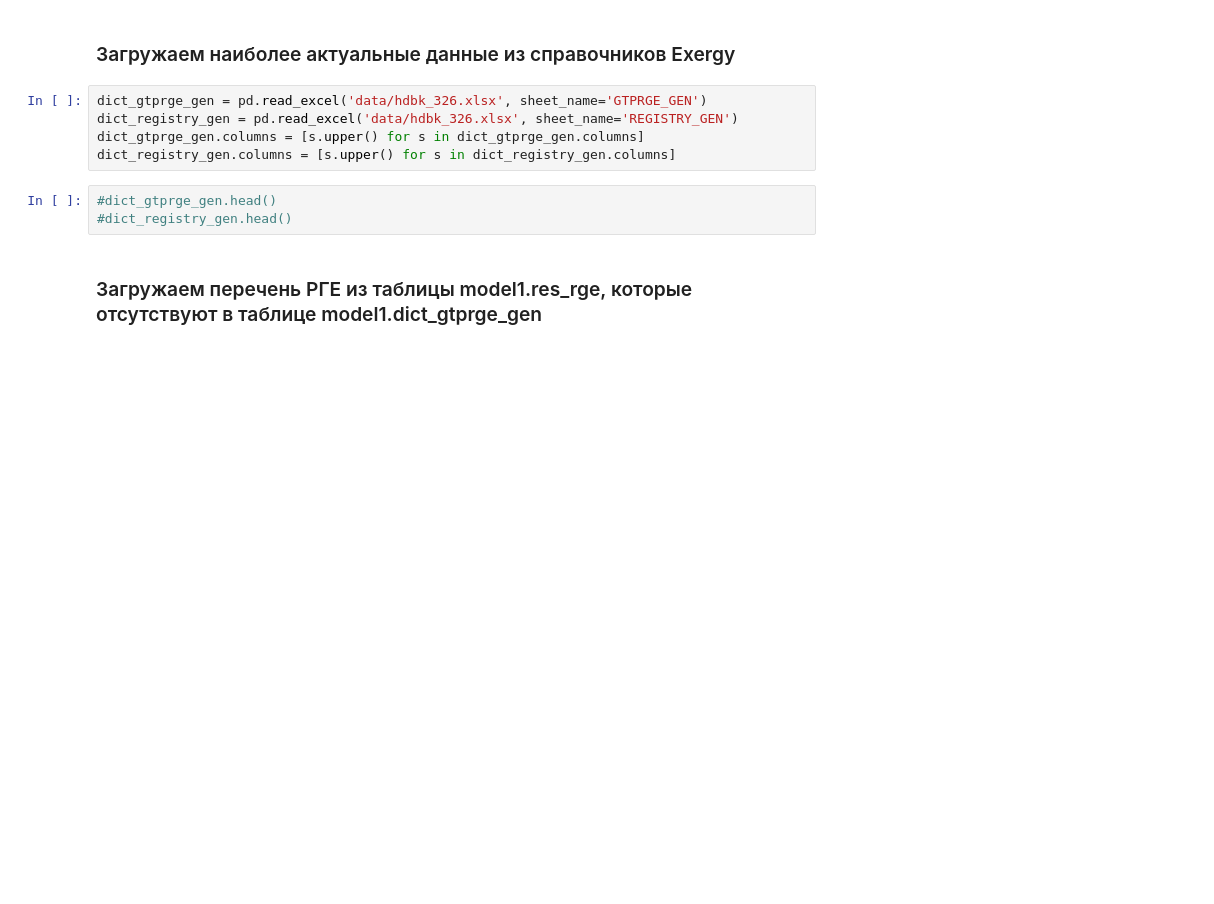
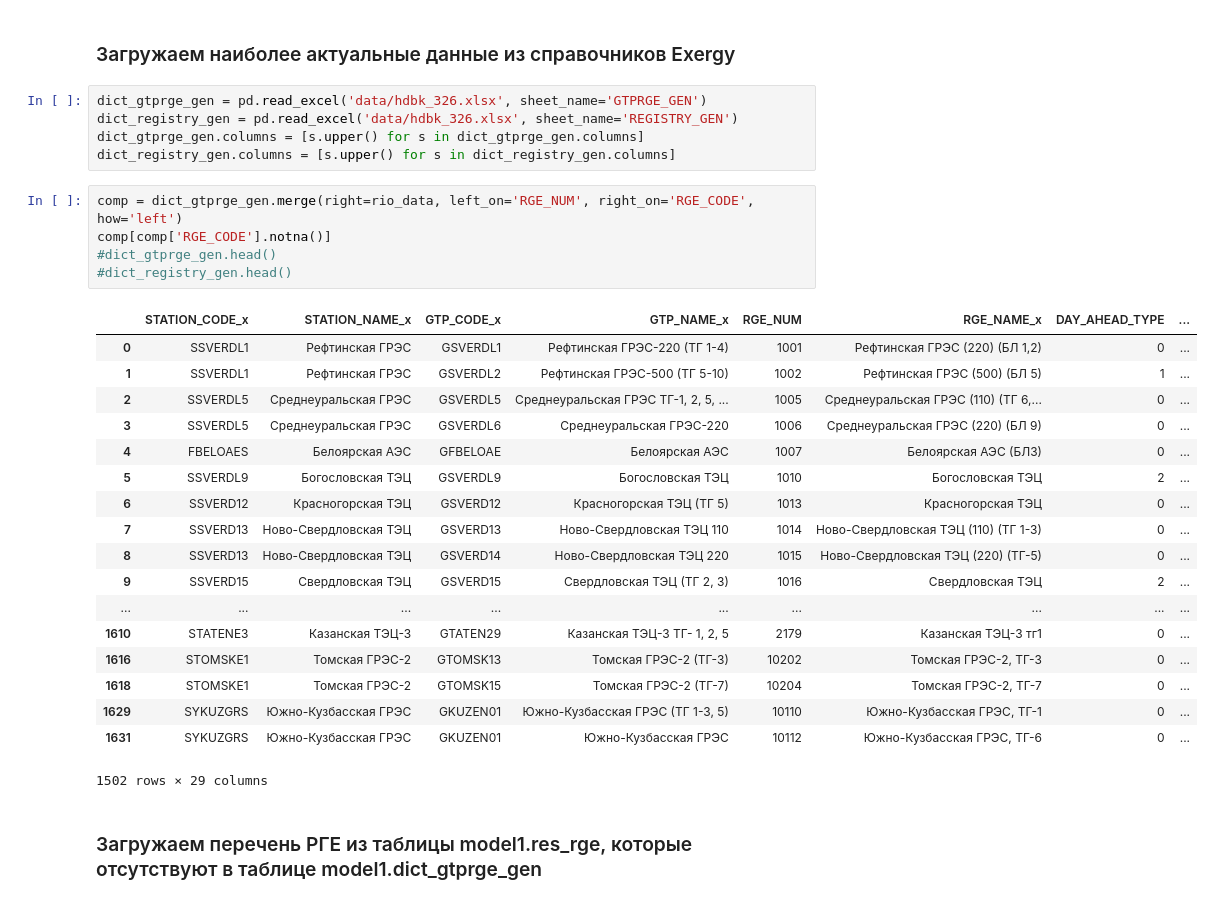
Before and after one commit to Hamsterkiller/skm, a Jupyter notebook: dict_checker/dict_checker.ipynb, the cells around one changed output. Saved outputs shown, nothing was run; the diff lists cells and outputs as text; blank space fills up the shorter version.

```diff
--- a/dict_checker/dict_checker.ipynb
+++ b/dict_checker/dict_checker.ipynb
@@ -37,9 +37,30 @@ dict_gtprge_gen = pd.read_excel('data/hdbk_326.xlsx', sheet_name='GTPRGE_GEN')
 dict_registry_gen = pd.read_excel('data/hdbk_326.xlsx', sheet_name='REGISTRY_GEN')
 dict_gtprge_gen.columns = [s.upper() for s in dict_gtprge_gen.columns]
 dict_registry_gen.columns = [s.upper() for s in dict_registry_gen.columns]
-# %%
-#dict_gtprge_gen.head()
-#dict_registry_gen.head()
+# %%
+comp = dict_gtprge_gen.merge(right=rio_data, left_on='RGE_NUM', right_on='RGE_CODE', how='left')
+comp[comp['RGE_CODE'].notna()]
+#dict_gtprge_gen.head()
+#dict_registry_gen.head()
+# %% [output]
+|  | STATION_CODE_x | STATION_NAME_x | GTP_CODE_x | GTP_NAME_x | RGE_NUM | RGE_NAME_x | DAY_AHEAD_TYPE | ... |
+| 0 | SSVERDL1 | Рефтинская ГРЭС | GSVERDL1 | Рефтинская ГРЭС-220 (ТГ 1-4) | 1001 | Рефтинская ГРЭС (220) (БЛ 1,2) | 0 | ... |
+| 1 | SSVERDL1 | Рефтинская ГРЭС | GSVERDL2 | Рефтинская ГРЭС-500 (ТГ 5-10) | 1002 | Рефтинская ГРЭС (500) (БЛ 5) | 1 | ... |
+| 2 | SSVERDL5 | Среднеуральская ГРЭС | GSVERDL5 | Среднеуральская ГРЭС ТГ-1, 2, 5, ... | 1005 | Среднеуральская ГРЭС (110) (ТГ 6,... | 0 | ... |
+| 3 | SSVERDL5 | Среднеуральская ГРЭС | GSVERDL6 | Среднеуральская ГРЭС-220 | 1006 | Среднеуральская ГРЭС (220) (БЛ 9) | 0 | ... |
+| 4 | FBELOAES | Белоярская АЭС | GFBELOAE | Белоярская АЭС | 1007 | Белоярская АЭС (БЛ3) | 0 | ... |
+| 5 | SSVERDL9 | Богословская ТЭЦ | GSVERDL9 | Богословская ТЭЦ | 1010 | Богословская ТЭЦ | 2 | ... |
+| 6 | SSVERD12 | Красногорская ТЭЦ | GSVERD12 | Красногорская ТЭЦ (ТГ 5) | 1013 | Красногорская ТЭЦ | 0 | ... |
+| 7 | SSVERD13 | Ново-Свердловская ТЭЦ | GSVERD13 | Ново-Свердловская ТЭЦ 110 | 1014 | Ново-Свердловская ТЭЦ (110) (ТГ 1-3) | 0 | ... |
+| 8 | SSVERD13 | Ново-Свердловская ТЭЦ | GSVERD14 | Ново-Свердловская ТЭЦ 220 | 1015 | Ново-Свердловская ТЭЦ (220) (ТГ-5) | 0 | ... |
+| 9 | SSVERD15 | Свердловская ТЭЦ | GSVERD15 | Свердловская ТЭЦ (ТГ 2, 3) | 1016 | Свердловская ТЭЦ | 2 | ... |
+| ... | ... | ... | ... | ... | ... | ... | ... | ... |
+| 1610 | STATENE3 | Казанская ТЭЦ-3 | GTATEN29 | Казанская ТЭЦ-3 ТГ- 1, 2, 5 | 2179 | Казанская ТЭЦ-3 тг1 | 0 | ... |
+| 1616 | STOMSKE1 | Томская ГРЭС-2 | GTOMSK13 | Томская ГРЭС-2 (ТГ-3) | 10202 | Томская ГРЭС-2, ТГ-3 | 0 | ... |
+| 1618 | STOMSKE1 | Томская ГРЭС-2 | GTOMSK15 | Томская ГРЭС-2 (ТГ-7) | 10204 | Томская ГРЭС-2, ТГ-7 | 0 | ... |
+| 1629 | SYKUZGRS | Южно-Кузбасская ГРЭС | GKUZEN01 | Южно-Кузбасская ГРЭС (ТГ 1-3, 5) | 10110 | Южно-Кузбасская ГРЭС, ТГ-1 | 0 | ... |
+| 1631 | SYKUZGRS | Южно-Кузбасская ГРЭС | GKUZEN01 | Южно-Кузбасская ГРЭС | 10112 | Южно-Кузбасская ГРЭС, ТГ-6 | 0 | ... |
+1502 rows × 29 columns
 # %% [markdown]
 ### Загружаем перечень РГЕ из таблицы model1.res_rge, которые отсутствуют в таблице model1.dict_gtprge_gen
 # %%
```
Also changed, not shown: parts of 1 cell of this notebook, 2 other files.
